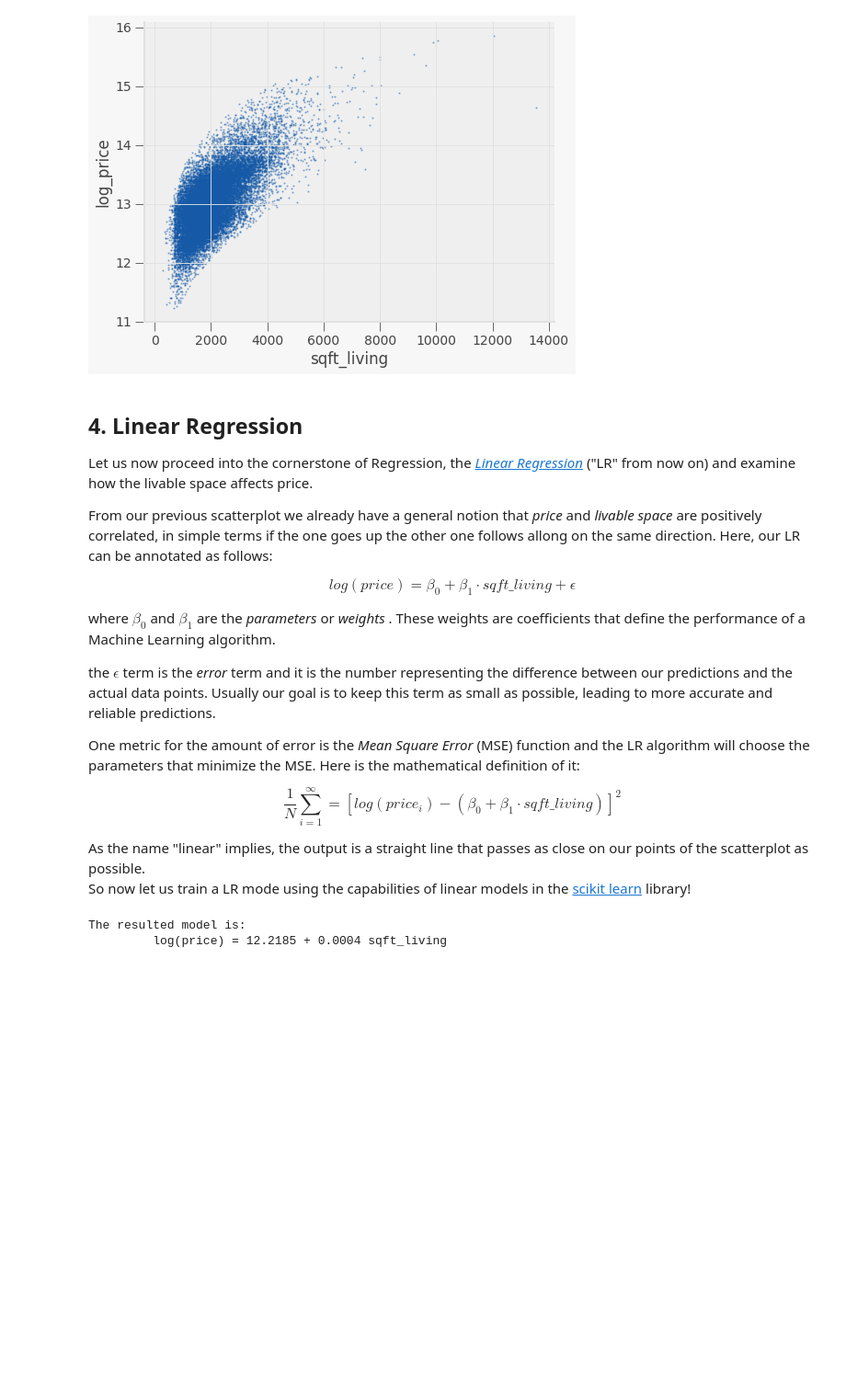
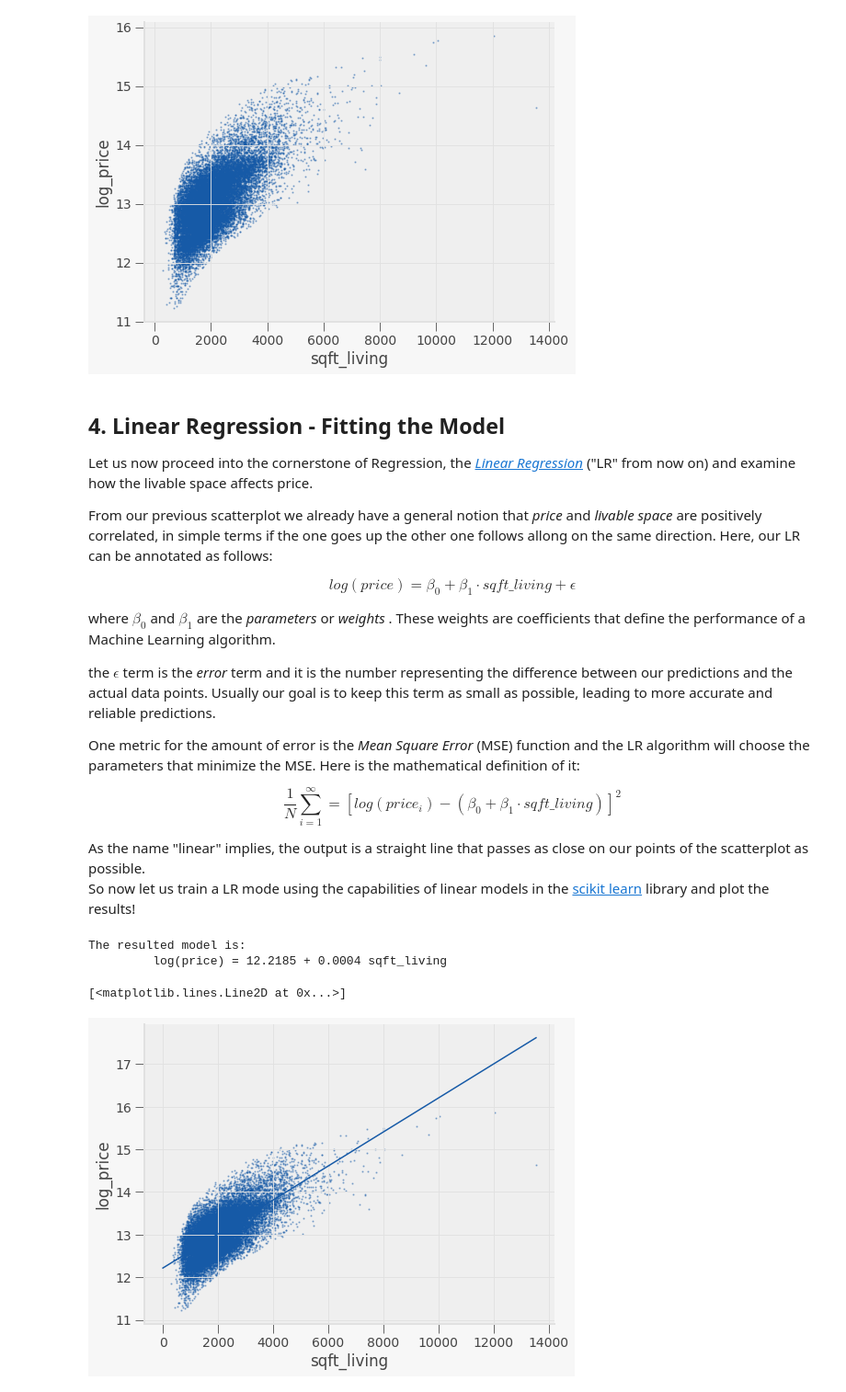
Before and after one commit to DimKapoulas/Regression-Analysis-on-Housing-Prices, a Jupyter notebook: regression_housing_prices.ipynb, the cells around one changed output. Shown at 92% size. Saved outputs shown, nothing was run; the diff lists cells and outputs as text; code cells hidden in the pictures; blank space fills up the shorter version.

Commit message:
Visualized the model

```diff
--- a/regression_housing_prices.ipynb
+++ b/regression_housing_prices.ipynb
@@ -103,7 +103,7 @@ Name: price, dtype: float64
 <AxesSubplot:xlabel='sqft_living', ylabel='log_price'>
 [figure]
 # %% [markdown]
-## 4. Linear Regression
+## 4. Linear Regression - Fitting the Model
 
 Let us now proceed into the cornerstone of Regression, the [*Linear Regression*](https://en.wikipedia.org/wiki/Linear_regression) ("LR" from now on) and examine how the livable space affects price.
 
@@ -120,21 +120,29 @@ One metric for the amount of error is the *Mean Square Error* (MSE) function and
 $$\frac{1}{N}\sum_{i=1}^\infty =  [log(price_i) - (\beta_0 + \beta_1 \cdot {sqft\_living})]^2$$
 
 As the name "linear" implies, the output is a straight line that passes as close on our points of the scatterplot as possible.
-So now let us train a LR mode using the capabilities of linear models in the [scikit learn](https://scikit-learn.org/stable/modules/linear_model.html) library!
+So now let us train a LR mode using the capabilities of linear models in the [scikit learn](https://scikit-learn.org/stable/modules/linear_model.html) library and plot the results!
 # %%
 from sklearn.linear_model import LinearRegression
 
 # Instantiate model
 sqft_lr_model = LinearRegression()
 
 # Fit it into our data
 sqft_lr_model.fit(X[['sqft_living']], y)
 
+# Extract the parameters
 beta0 = sqft_lr_model.intercept_
 beta1 = sqft_lr_model.coef_[0]
 
 print("The resulted model is:")
 print(f"\t log(price) = {beta0:.4f} + {beta1:.4f} sqft_living")
+
+# Plot the previous scatter combined with the model
+ax = var_scatter(df)
+x = np.array([0, df['sqft_living'].max()])
+ax.plot(x, beta0 + beta1 * x)
 # %% [output]
 The resulted model is:
          log(price) = 12.2185 + 0.0004 sqft_living
+[<matplotlib.lines.Line2D at 0x...>]
+[figure, added]
```
